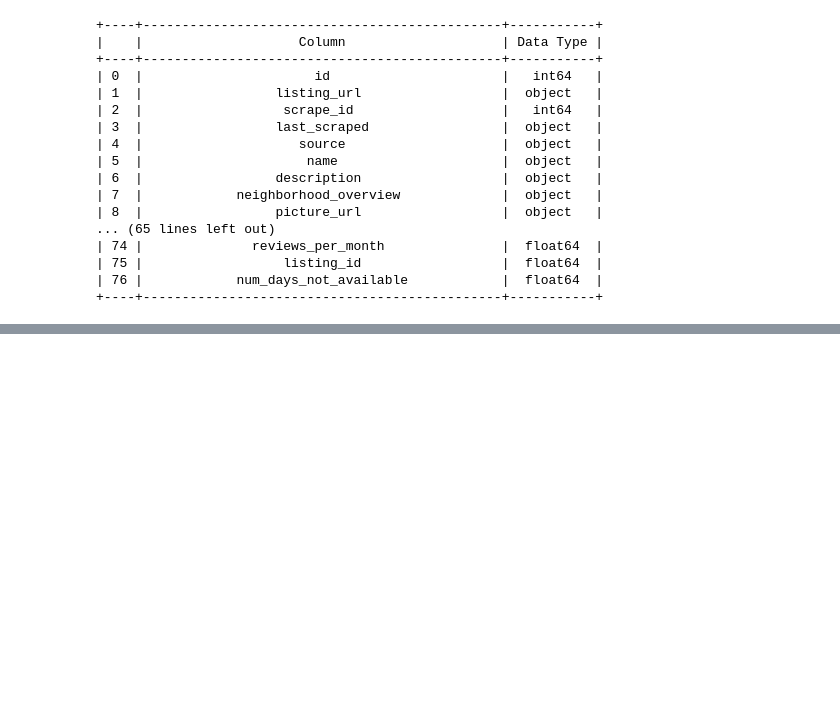
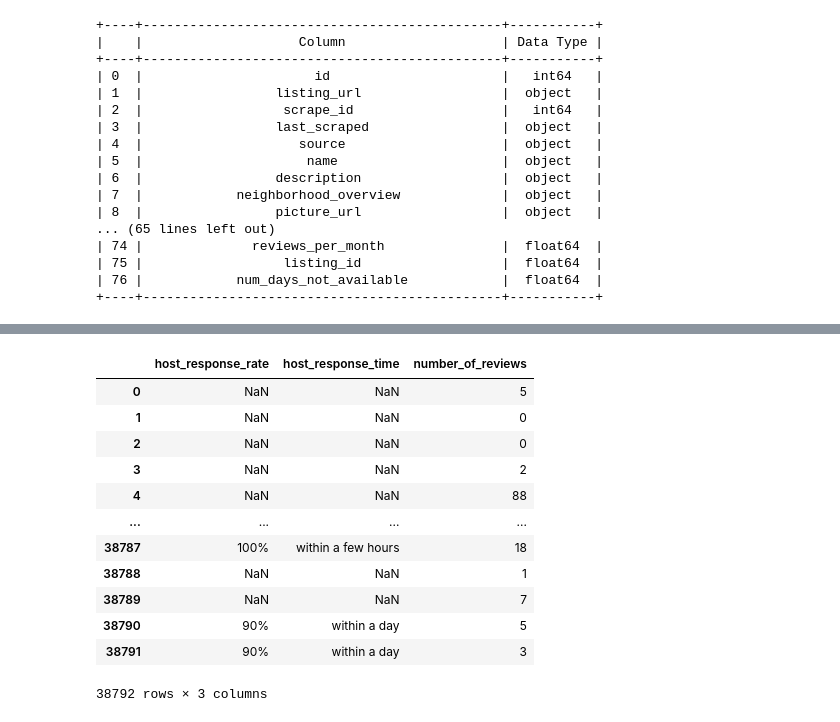
Before and after one commit to heidiwiest/tdt4259-main, a Jupyter notebook: clean_data.ipynb, the cells around one changed output, grey strips where cells are left out. Cells and saved outputs as stored; diff of their text form; code cells hidden in the pictures; blank space fills up the shorter version.

Commit message:
Checking out features;reviews, acceptance rate,NaN

```diff
--- a/clean_data.ipynb
+++ b/clean_data.ipynb
@@ -219,0 +332,19 @@ print(tabulate(column_types, headers='keys', tablefmt='pretty'))
+# %%
+#Ser samme for response time og response rate, at de har flere reviews men likevel
+#har null info på responsstatistikk. Missing values.
+
+listings[["host_response_rate", "host_response_time", "number_of_reviews"]]
+# %% [output]
+|  | host_response_rate | host_response_time | number_of_reviews |
+| 0 | NaN | NaN | 5 |
+| 1 | NaN | NaN | 0 |
+| 2 | NaN | NaN | 0 |
+| 3 | NaN | NaN | 2 |
+| 4 | NaN | NaN | 88 |
+| ... | ... | ... | ... |
+| 38787 | 100% | within a few hours | 18 |
+| 38788 | NaN | NaN | 1 |
+| 38789 | NaN | NaN | 7 |
+| 38790 | 90% | within a day | 5 |
+| 38791 | 90% | within a day | 3 |
+38792 rows × 3 columns
```
Also changed, not shown: parts of 21 cells of this notebook, 1 other file.
